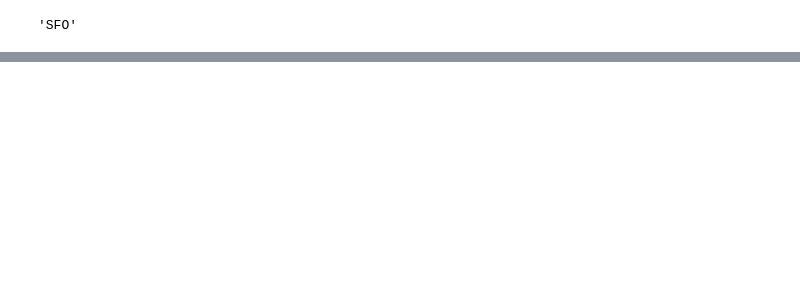
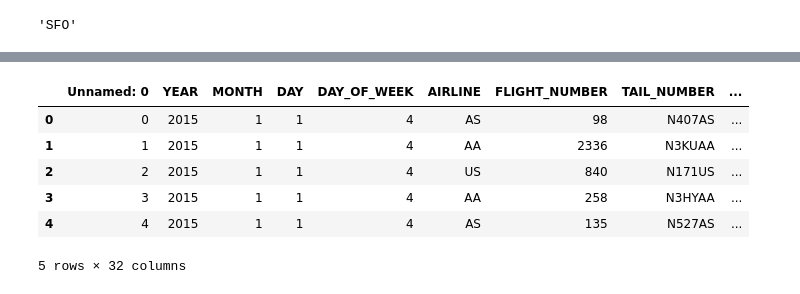
Before and after one commit to HichamISIMA/Projet-2018-2019, a Jupyter notebook: modif.ipynb, the cells around one changed output, grey strips where cells are left out. Saved outputs shown, nothing was run; the diff lists cells and outputs as text; code cells hidden in the pictures; blank space fills up the shorter version.

```diff
--- a/modif.ipynb
+++ b/modif.ipynb
@@ -205,2 +179,14 @@ KeyError: 'ORIGIN_AIRPORT'
+# %%
+flights2=pd.read_csv('flights2.csv', low_memory=False)
+# %%
+flights2.drop("",)
+# %% [output]
+|  | Unnamed: 0 | YEAR | MONTH | DAY | DAY_OF_WEEK | AIRLINE | FLIGHT_NUMBER | TAIL_NUMBER | ... |
+| 0 | 0 | 2015 | 1 | 1 | 4 | AS | 98 | N407AS | ... |
+| 1 | 1 | 2015 | 1 | 1 | 4 | AA | 2336 | N3KUAA | ... |
+| 2 | 2 | 2015 | 1 | 1 | 4 | US | 840 | N171US | ... |
+| 3 | 3 | 2015 | 1 | 1 | 4 | AA | 258 | N3HYAA | ... |
+| 4 | 4 | 2015 | 1 | 1 | 4 | AS | 135 | N527AS | ... |
+5 rows × 32 columns
 # %%
 flights['ORIGIN_AIRPORT'][2]
```
Also changed, not shown: parts of 36 cells of this notebook, 2 other files.
